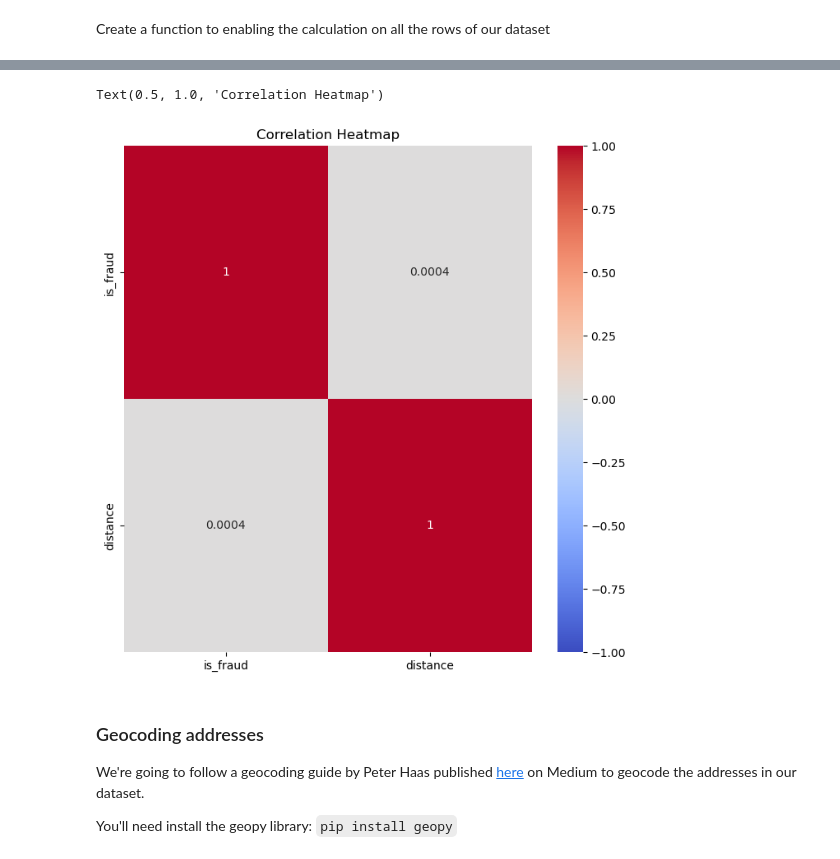
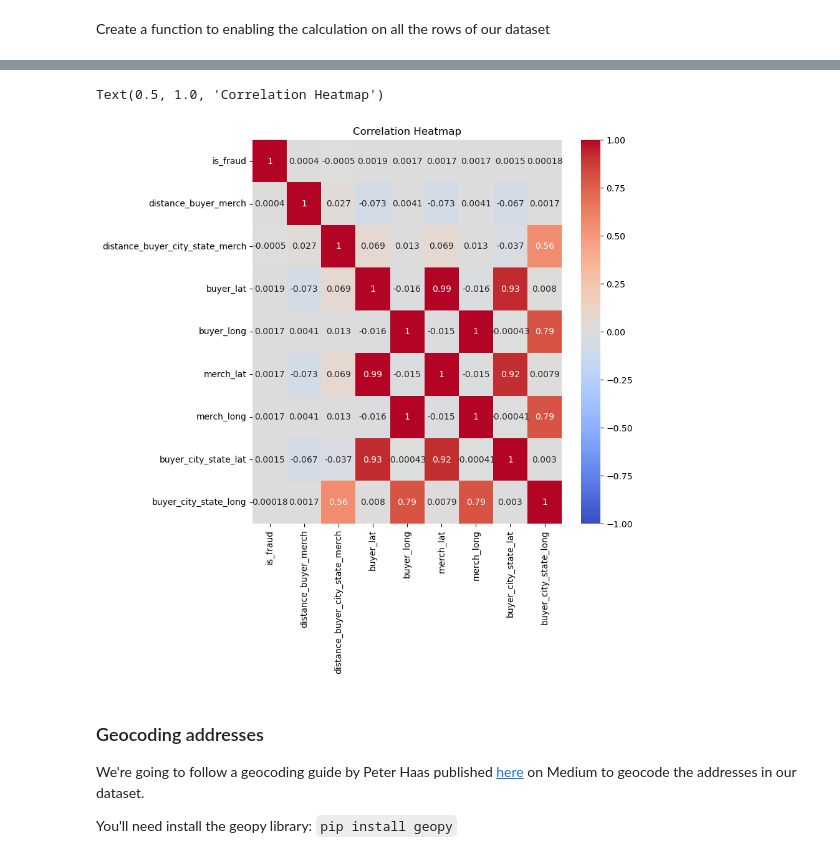
Before and after one commit to OMLDS/OMLDS_ML_Project_2023, a Jupyter notebook: notebooks/feature_eng_distance.ipynb, the cells around one changed output, grey strips where cells are left out. Cells and saved outputs as stored; diff of their text form; code cells hidden in the pictures.

```diff
--- a/notebooks/feature_eng_distance.ipynb
+++ b/notebooks/feature_eng_distance.ipynb
@@ -109,7 +177,15 @@ def calc_distance(row):
   """Calculates the haversine distance between two geopoints (tuples of latitude, longitude) in miles, rounded to 2 decimals."""
   return round((haversine(row["buyer_location"], row["merchant_location"], unit=Unit.MILES)),2)
 # %%
-df_locs["distance"] = df_locs.apply(calc_distance, axis=1)
+df_locs["distance_buyer_merch"] = df_locs.apply(calc_distance, axis=1)
+# %%
+def calc_distance_2(loc1_col, loc2_col):
+  """Calculates the haversine distance between two geopoints (tuples of latitude, longitude) in miles, rounded to 2 decimals."""
+  return round((haversine(loc1_col, loc2_col, unit=Unit.MILES)),2)
+# %%
+df_locs["distance_buyer_merch"] = df_locs.apply(lambda x: calc_distance_2(x["buyer_location"], x["merchant_location"]), axis=1)
+# %%
+df_locs["distance_buyer_city_state_merch"] = df_locs.apply(lambda x: calc_distance_2(x["buyer_city_state_location"],x["merchant_location"]), axis=1)
 # %%
 df_locs.head()
 # %% [output]
@@ -122,19 +207,28 @@ df_locs.head()
 # %%
+
+
 plt.rcParams['figure.figsize'] = (8, 8)
 
-dist_corr = df_locs[["is_fraud", "distance"]].corr()
+dist_corr = df_locs[
+    ["is_fraud",
+     "distance_buyer_merch",
+     "distance_buyer_city_state_merch",
+     "buyer_lat", "buyer_long",
+     "merch_lat", "merch_long",
+     "buyer_city_state_lat", "buyer_city_state_long"
+]].corr()
 mask = np.triu(np.ones_like(dist_corr, dtype=bool))
 heatmap = sns.heatmap(
     dist_corr,
     vmin=-1.0,
     vmax=1.0,
     cmap="coolwarm",
     # mask=mask,
     annot=True)
 heatmap.set_title("Correlation Heatmap")
 # %% [output]
 Text(0.5, 1.0, 'Correlation Heatmap')
-[figure, old version]
+[figure, new version]
 # %% [markdown]
 ### Geocoding addresses
 
```
Also changed, not shown: parts of 32 cells of this notebook.
